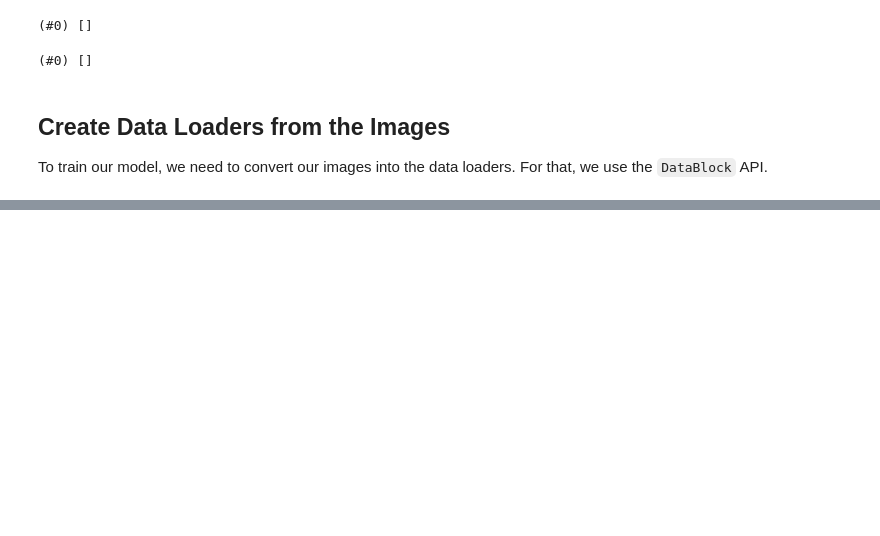
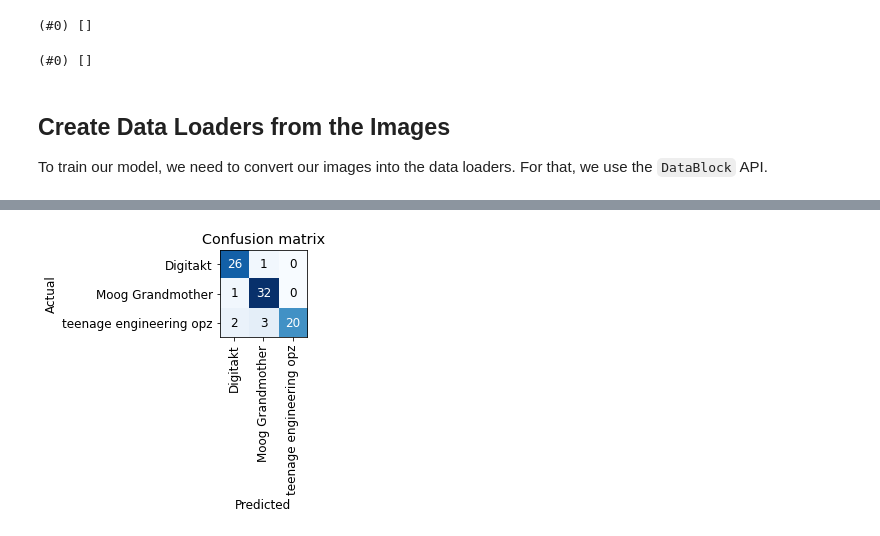
Before and after one commit to arunoda/fastai-v4, a Jupyter notebook: 02-production.ipynb, the cells around one changed output, grey strips where cells are left out. Cells and saved outputs as stored; diff of their text form; code cells hidden in the pictures; blank space fills up the shorter version.

```diff
--- a/02-production.ipynb
+++ b/02-production.ipynb
@@ -88,0 +90,3 @@ synths_dls.valid.show_batch(max_n=4, nrows=1)
+# %%
+learn = cnn_learner(synths_dls, resnet34, metrics=error_rate)
+learn.fine_tune(6)
@@ -88,0 +107,2 @@ synths_dls.valid.show_batch(max_n=4, nrows=1)
+# %%
+interp = ClassificationInterpretation.from_learner(learn)
@@ -88,0 +111,4 @@ synths_dls.valid.show_batch(max_n=4, nrows=1)
+# %%
+interp.plot_confusion_matrix()
+# %% [output]
+[figure, added]
```
Also changed, not shown: parts of 21 cells of this notebook, 1 other file.
